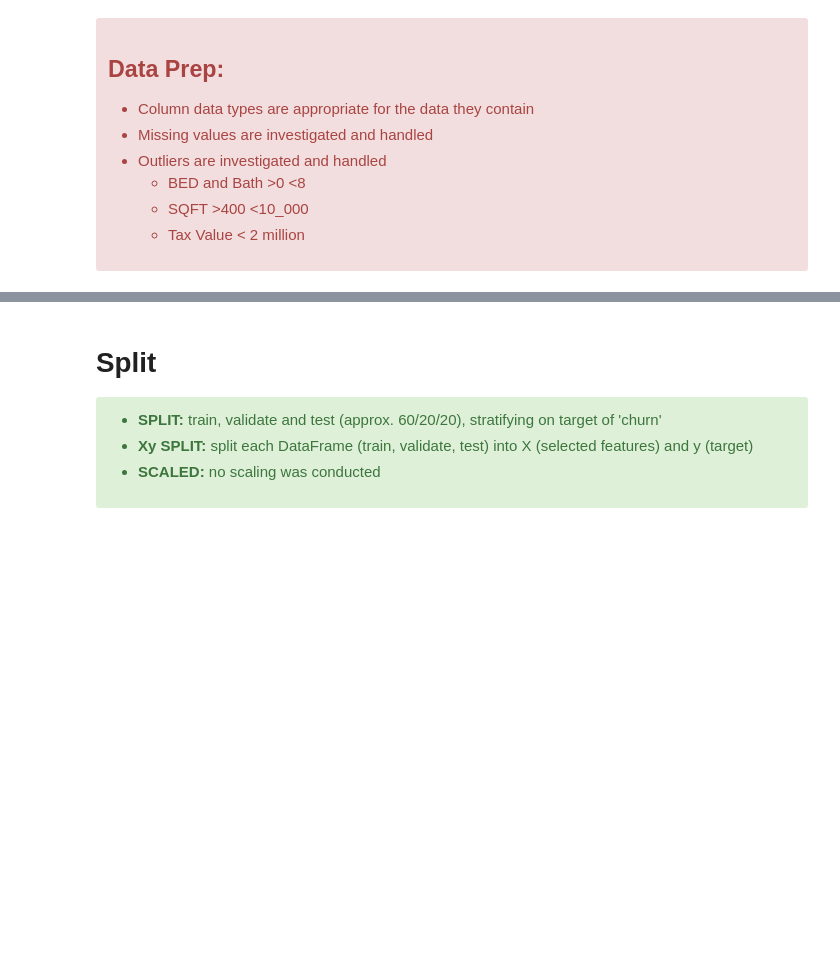
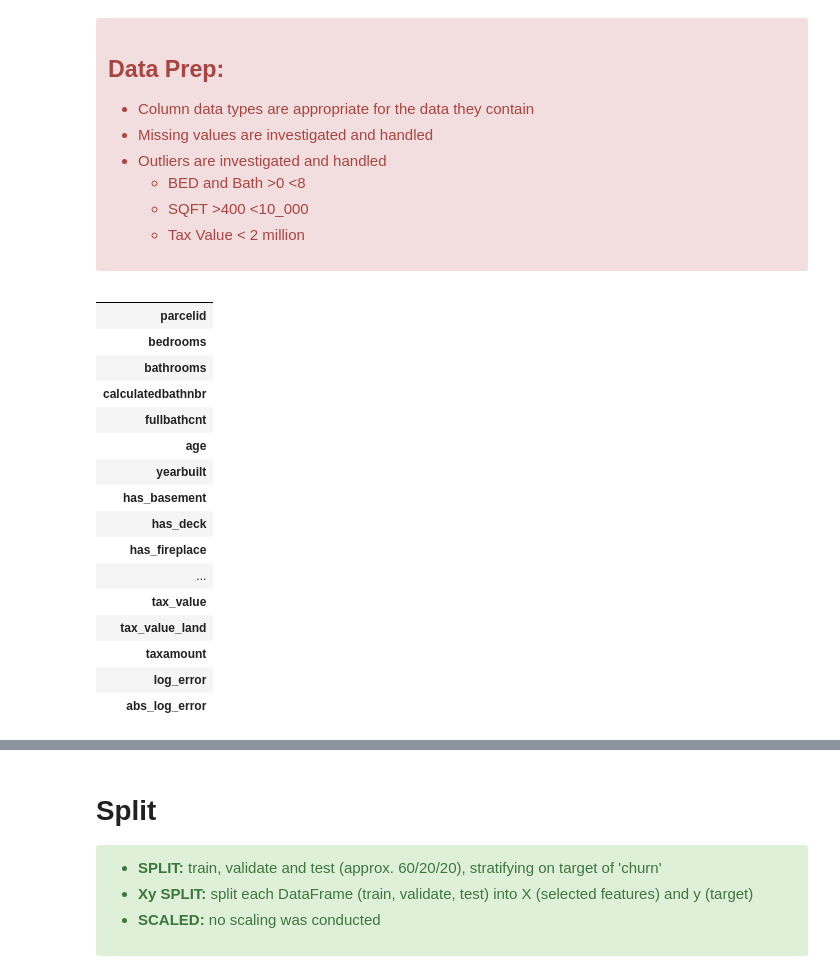
Before and after one commit to Codeup-Justin-Evans-Yvette-Ibarra/project_zillow_team, a Jupyter notebook: Justin_Draft.ipynb, the cells around one changed output, grey strips where cells are left out. Drawn from its saved outputs; the diff is of its cells as text; code cells hidden in the pictures; blank space fills up the shorter version.

```diff
--- a/Justin_Draft.ipynb
+++ b/Justin_Draft.ipynb
@@ -173,6 +192,24 @@ df.T
 # %%
 df = w.zillow_prep(df)
 # %%
-df.T
+df.head(0).T
+# %% [output]
+|  |
+| parcelid |
+| bedrooms |
+| bathrooms |
+| calculatedbathnbr |
+| fullbathcnt |
+| age |
+| yearbuilt |
+| has_basement |
+| has_deck |
+| has_fireplace |
+| ... |
+| tax_value |
+| tax_value_land |
+| taxamount |
+| log_error |
+| abs_log_error |
 # %%
 df.isnull().sum().sort_values()
```
Also changed, not shown: parts of 23 cells of this notebook, 1 other file.
